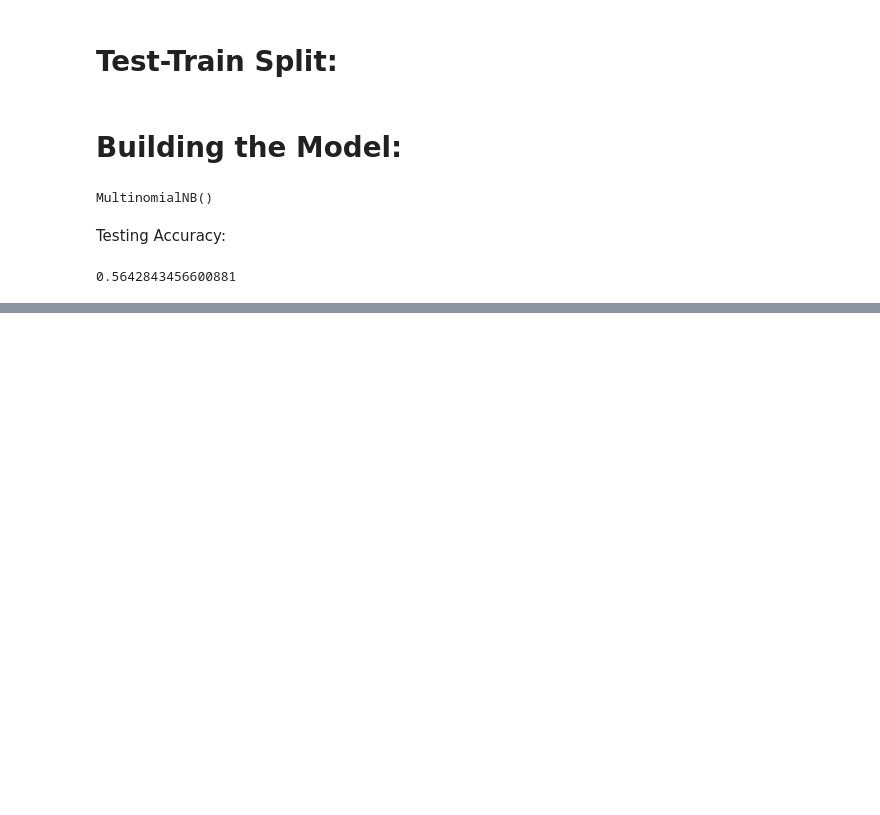
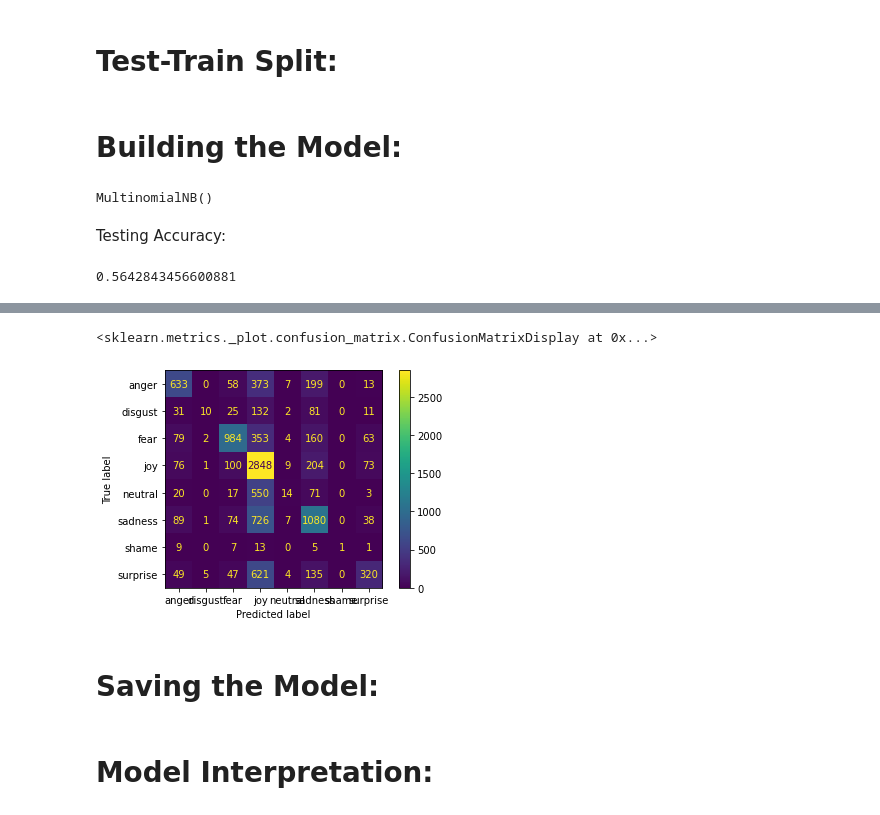
Before and after one commit to divyamgautam/keyntrospect, a Jupyter notebook: EmotionSensingAI.ipynb, the cells around one changed output, grey strips where cells are left out. Saved outputs shown, nothing was run; the diff lists cells and outputs as text; code cells hidden in the pictures; blank space fills up the shorter version.

```diff
--- a/EmotionSensingAI.ipynb
+++ b/EmotionSensingAI.ipynb
@@ -170,0 +218,7 @@ nv_model.score(X_test, y_test)
+# %%
+plot_confusion_matrix(nv_model,X_test,y_test)
+# %% [output]
+<sklearn.metrics._plot.confusion_matrix.ConfusionMatrixDisplay at 0x...>
+[figure, added]
+# %% [markdown]
+# **Saving the Model:**
@@ -170,0 +231,2 @@ nv_model.score(X_test, y_test)
+# %% [markdown]
+# **Model Interpretation:**
```
Also changed, not shown: parts of 24 cells of this notebook.
